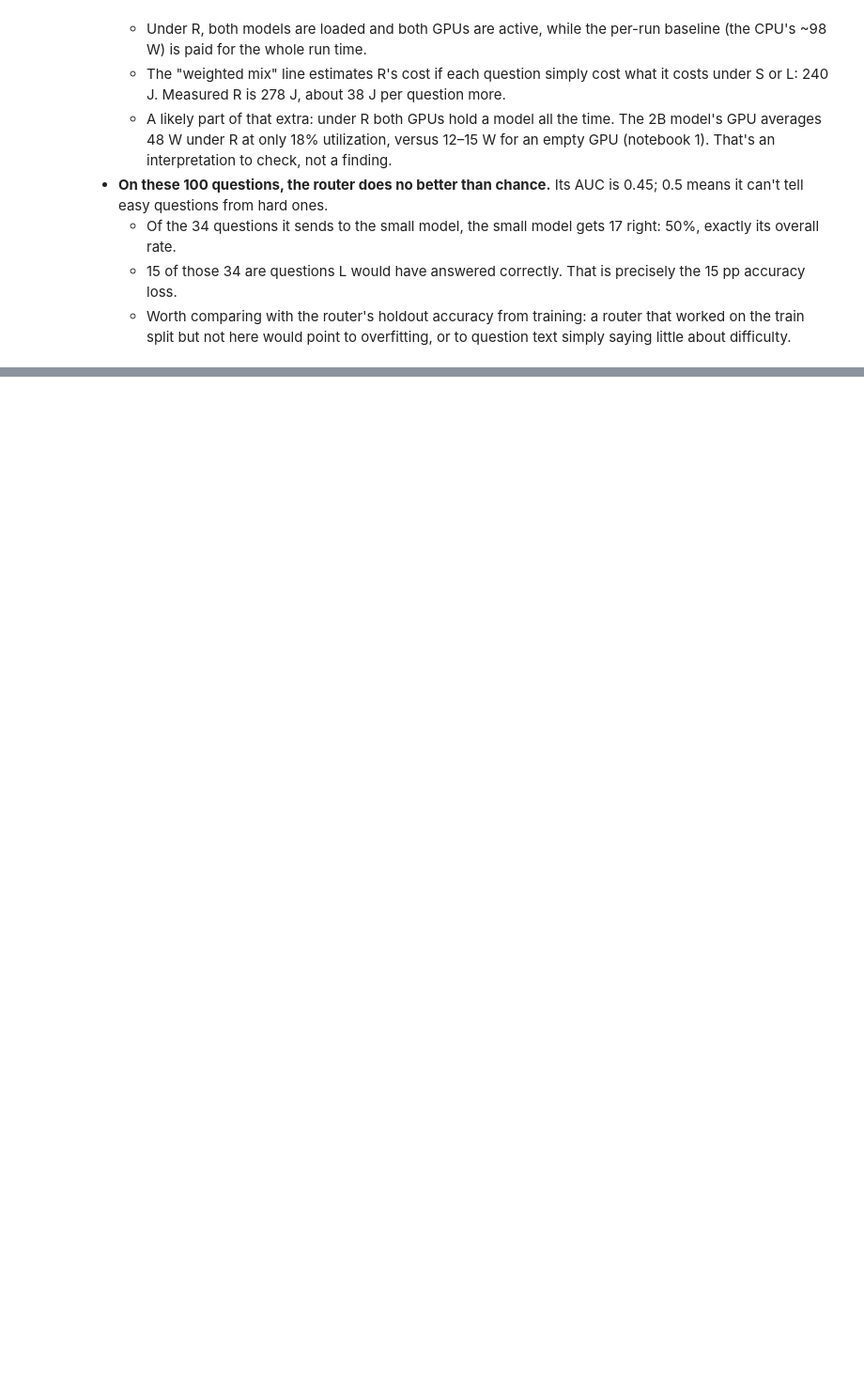
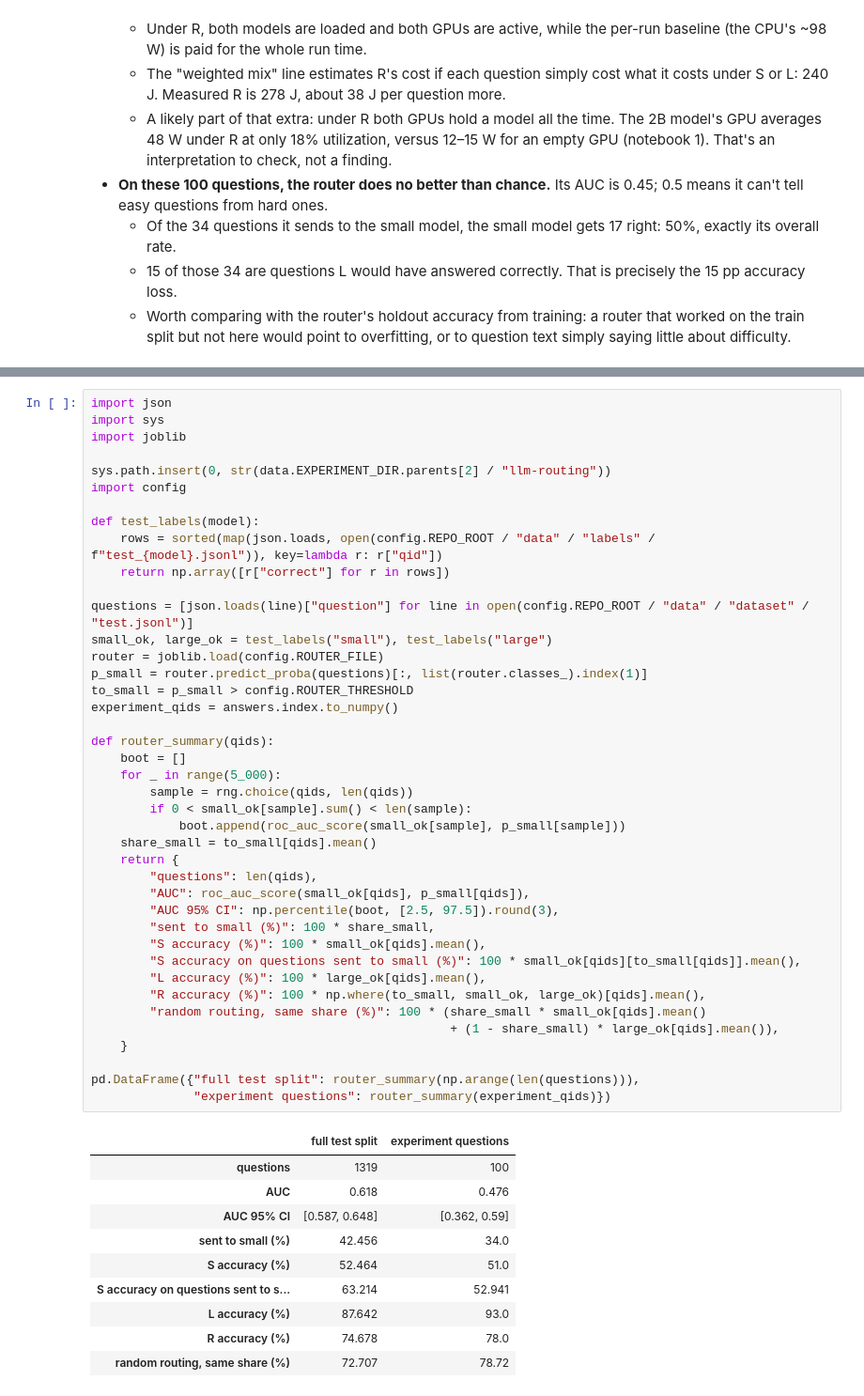
Before and after one commit to MaartM/Green-Lab-group-project, a Jupyter notebook: analysis/04_accuracy_and_tradeoff.ipynb, the cells around one changed output, grey strips where cells are left out. Shown at 94% size. Cells and saved outputs as stored; diff of their text form; blank space fills up the shorter version.

Commit message:
Add the router evaluation on the full test split to notebook 04

```diff
--- a/analysis/04_accuracy_and_tradeoff.ipynb
+++ b/analysis/04_accuracy_and_tradeoff.ipynb
@@ -197,0 +208,52 @@ weighted mix of S and L costs: 240 J/question; measured R: 278 J/question
+# %%
+import json
+import sys
+import joblib
+
+sys.path.insert(0, str(data.EXPERIMENT_DIR.parents[2] / "llm-routing"))
+import config
+
+def test_labels(model):
+    rows = sorted(map(json.loads, open(config.REPO_ROOT / "data" / "labels" / f"test_{model}.jsonl")), key=lambda r: r["qid"])
+    return np.array([r["correct"] for r in rows])
+
+questions = [json.loads(line)["question"] for line in open(config.REPO_ROOT / "data" / "dataset" / "test.jsonl")]
+small_ok, large_ok = test_labels("small"), test_labels("large")
+router = joblib.load(config.ROUTER_FILE)
+p_small = router.predict_proba(questions)[:, list(router.classes_).index(1)]
+to_small = p_small > config.ROUTER_THRESHOLD
+experiment_qids = answers.index.to_numpy()
+
+def router_summary(qids):
+    boot = []
+    for _ in range(5_000):
+        sample = rng.choice(qids, len(qids))
+        if 0 < small_ok[sample].sum() < len(sample):
+            boot.append(roc_auc_score(small_ok[sample], p_small[sample]))
+    share_small = to_small[qids].mean()
+    return {
+        "questions": len(qids),
+        "AUC": roc_auc_score(small_ok[qids], p_small[qids]),
+        "AUC 95% CI": np.percentile(boot, [2.5, 97.5]).round(3),
+        "sent to small (%)": 100 * share_small,
+        "S accuracy (%)": 100 * small_ok[qids].mean(),
+        "S accuracy on questions sent to small (%)": 100 * small_ok[qids][to_small[qids]].mean(),
+        "L accuracy (%)": 100 * large_ok[qids].mean(),
+        "R accuracy (%)": 100 * np.where(to_small, small_ok, large_ok)[qids].mean(),
+        "random routing, same share (%)": 100 * (share_small * small_ok[qids].mean()
+                                                 + (1 - share_small) * large_ok[qids].mean()),
+    }
+
+pd.DataFrame({"full test split": router_summary(np.arange(len(questions))),
+              "experiment questions": router_summary(experiment_qids)})
+# %% [output]
+|  | full test split | experiment questions |
+| questions | 1319 | 100 |
+| AUC | 0.618 | 0.476 |
+| AUC 95% CI | [0.587, 0.648] | [0.362, 0.59] |
+| sent to small (%) | 42.456 | 34.0 |
+| S accuracy (%) | 52.464 | 51.0 |
+| S accuracy on questions sent to s... | 63.214 | 52.941 |
+| L accuracy (%) | 87.642 | 93.0 |
+| R accuracy (%) | 74.678 | 78.0 |
+| random routing, same share (%) | 72.707 | 78.72 |
```
Also changed, not shown: parts of 2 cells of this notebook.
